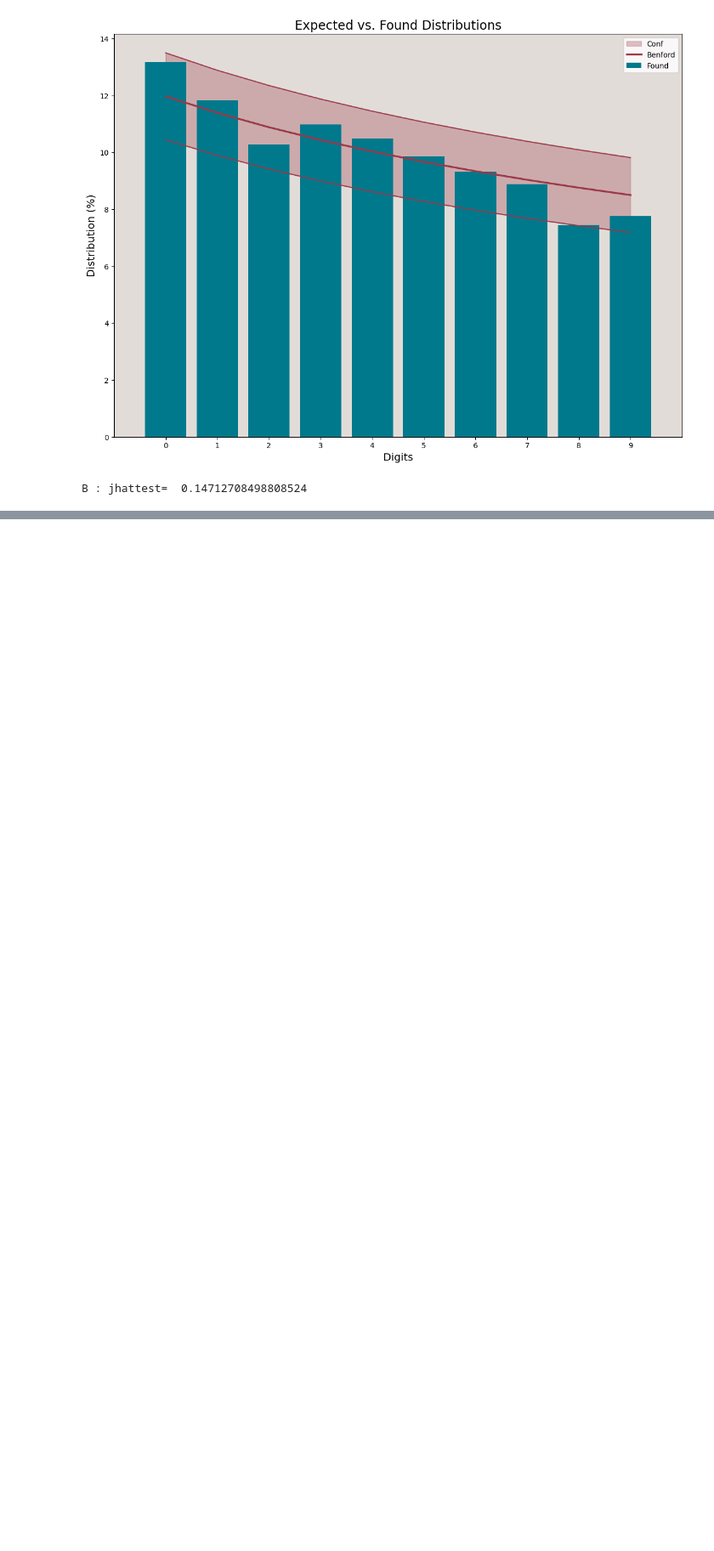
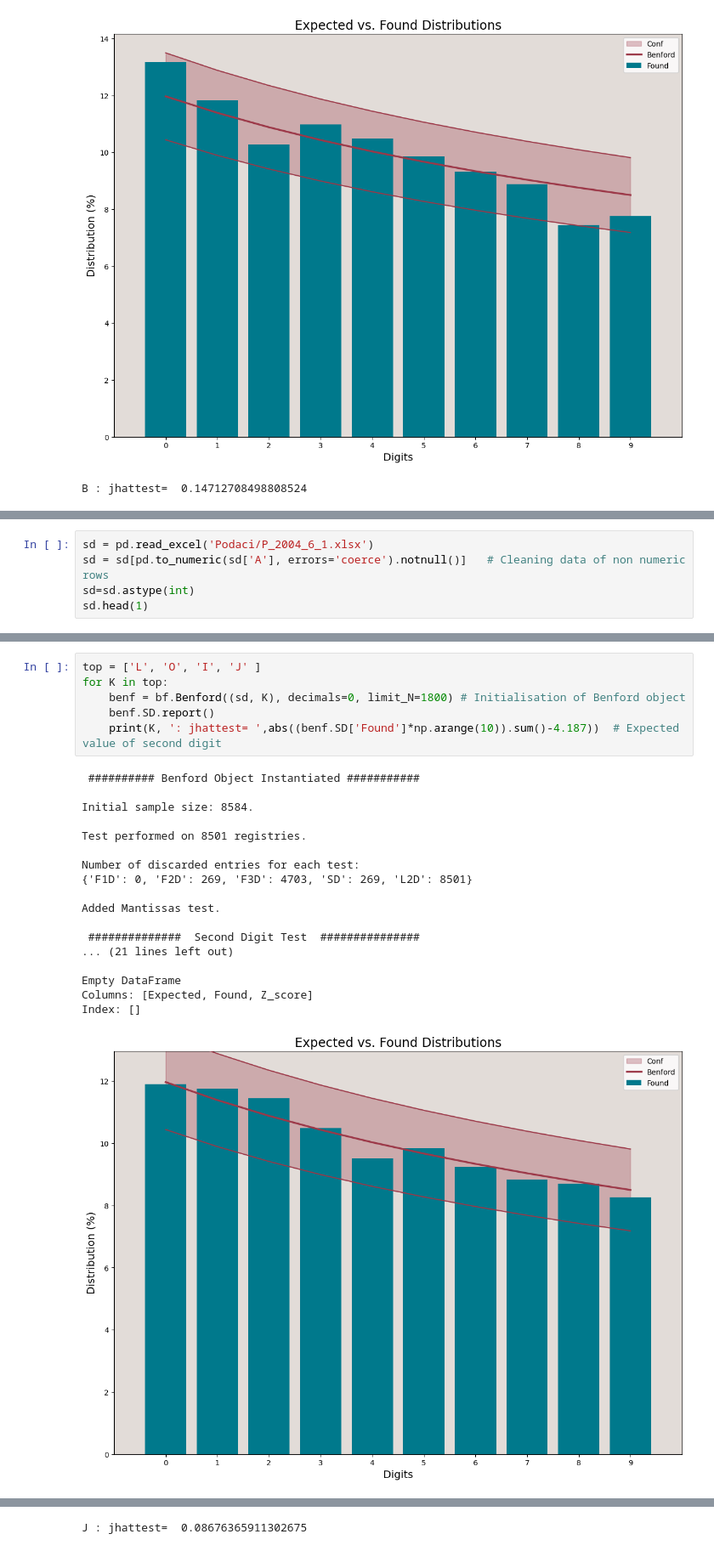
Before and after one commit to dazdejkovic/Serbian-elections-2BL, a Jupyter notebook: Serbian presidental elections.ipynb, the cells around one changed output, grey strips where cells are left out. Shown at 85% size. Cells and saved outputs as stored; diff of their text form; blank space fills up the shorter version.

```diff
--- a/Serbian presidental elections.ipynb
+++ b/Serbian presidental elections.ipynb
@@ -154,0 +157,5 @@ B : jhattest=  0.14712708498808524
+# %%
+sd = pd.read_excel('Podaci/P_2004_6_1.xlsx')
+sd = sd[pd.to_numeric(sd['A'], errors='coerce').notnull()]   # Cleaning data of non numeric rows
+sd=sd.astype(int)
+sd.head(1)
@@ -154,0 +174,25 @@ B : jhattest=  0.14712708498808524
+# %%
+top = ['L', 'O', 'I', 'J' ]
+for K in top:
+    benf = bf.Benford((sd, K), decimals=0, limit_N=1800) # Initialisation of Benford object
+    benf.SD.report()
+    print(K, ': jhattest= ',abs((benf.SD['Found']*np.arange(10)).sum()-4.187))  # Expected value of second digit
+# %% [output]
+ ########## Benford Object Instantiated ###########
+
+Initial sample size: 8584.
+
+Test performed on 8501 registries.
+
+Number of discarded entries for each test:
+{'F1D': 0, 'F2D': 269, 'F3D': 4703, 'SD': 269, 'L2D': 8501}
+
+Added Mantissas test.
+
+ ##############  Second Digit Test  ###############
+... (21 lines left out)
+
+Empty DataFrame
+Columns: [Expected, Found, Z_score]
+Index: []
+[figure, added]
@@ -154,0 +253 @@ B : jhattest=  0.14712708498808524
+J : jhattest=  0.08676365911302675
```
Also changed, not shown: parts of 4 cells of this notebook.
